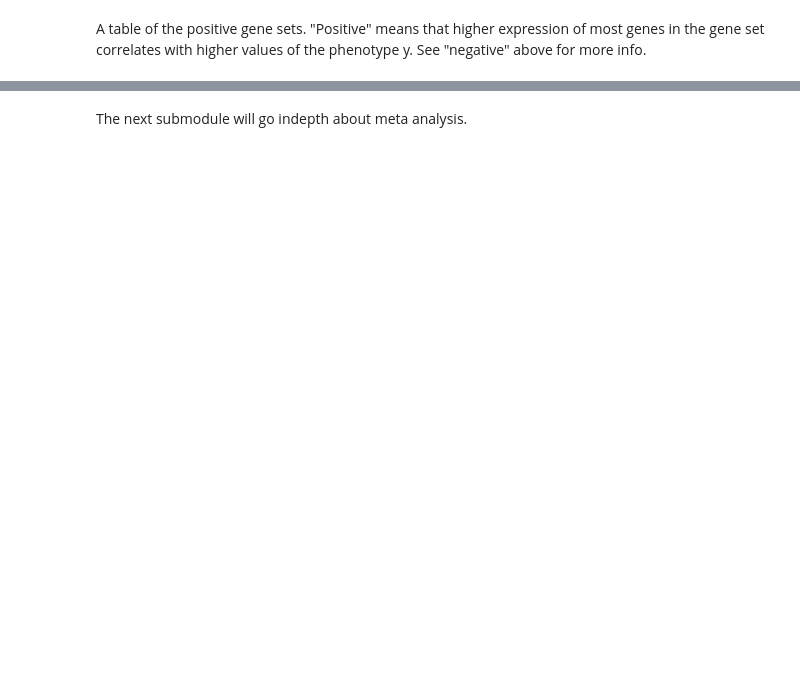
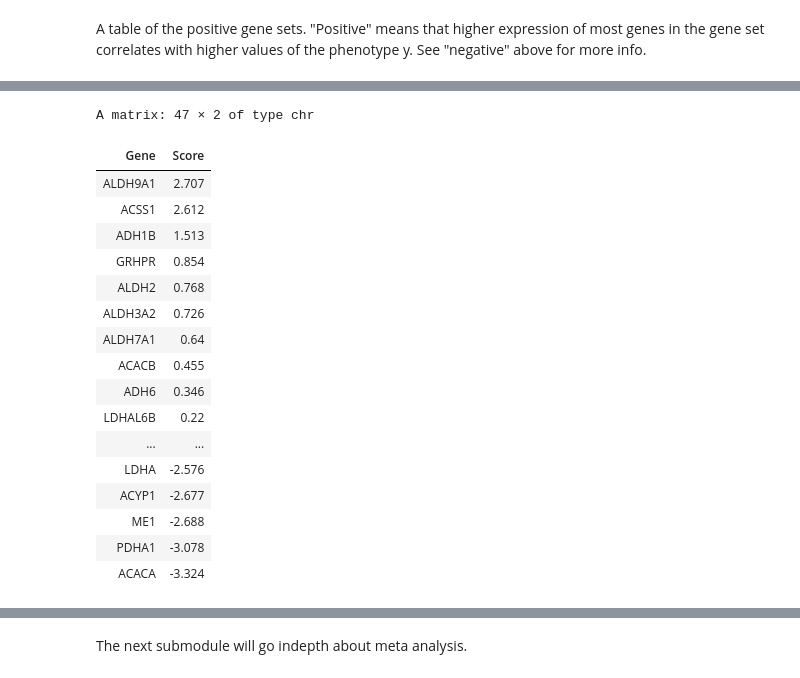
Before and after one commit to NIGMS/Consensus-Pathway-Analysis-in-the-Cloud, a Jupyter notebook: Module04-Pathway_Analysis.ipynb, the cells around one changed output, grey strips where cells are left out. Drawn from its saved outputs; the diff is of its cells as text; code cells hidden in the pictures; blank space fills up the shorter version.

```diff
--- a/Module04-Pathway_Analysis.ipynb
+++ b/Module04-Pathway_Analysis.ipynb
@@ -344,7 +556,26 @@ head(pos.table)
 # %%
 # Individual gene scores from a gene set analysis
 # look at 10th gene set
-GSA.genescores(10, genesets, GSA.obj, genenames)
+GSA.genescores(geneset.number = 10, genesets = genesets, GSA.obj = GSA.obj, genenames = genenames)
+# %% [output]
+A matrix: 47 × 2 of type chr
+| Gene | Score |
+| ALDH9A1 | 2.707 |
+| ACSS1 | 2.612 |
+| ADH1B | 1.513 |
+| GRHPR | 0.854 |
+| ALDH2 | 0.768 |
+| ALDH3A2 | 0.726 |
+| ALDH7A1 | 0.64 |
+| ACACB | 0.455 |
+| ADH6 | 0.346 |
+| LDHAL6B | 0.22 |
+| ... | ... |
+| LDHA | -2.576 |
+| ACYP1 | -2.677 |
+| ME1 | -2.688 |
+| PDHA1 | -3.078 |
+| ACACA | -3.324 |
 # %%
 # Plot the result, this function makes a plot of the significant gene sets, based on a call to the GSA (Gene set analysis) function.
 suppressWarnings(GSA.plot(GSA.obj, fac=1, FDRcut = 0.5))
```
Also changed, not shown: parts of 51 cells of this notebook, 4 other files.
